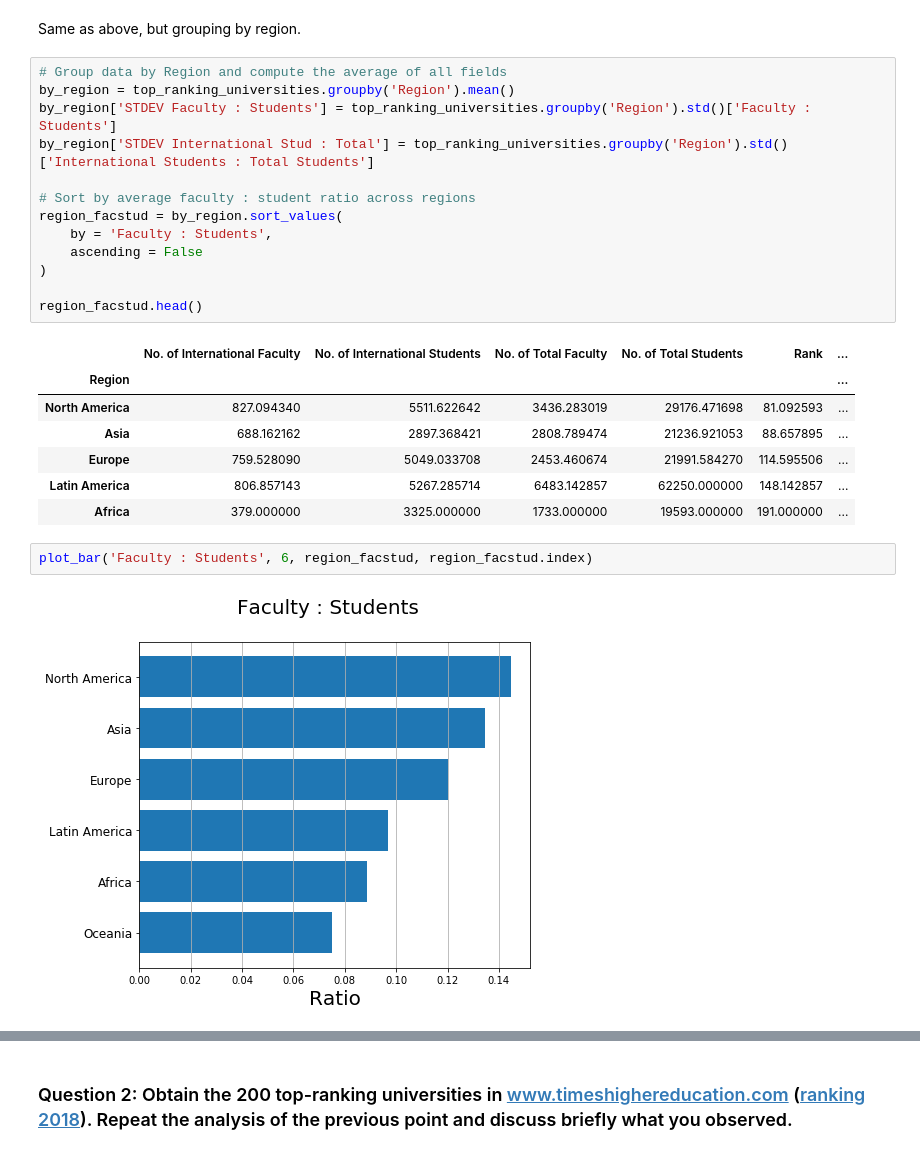
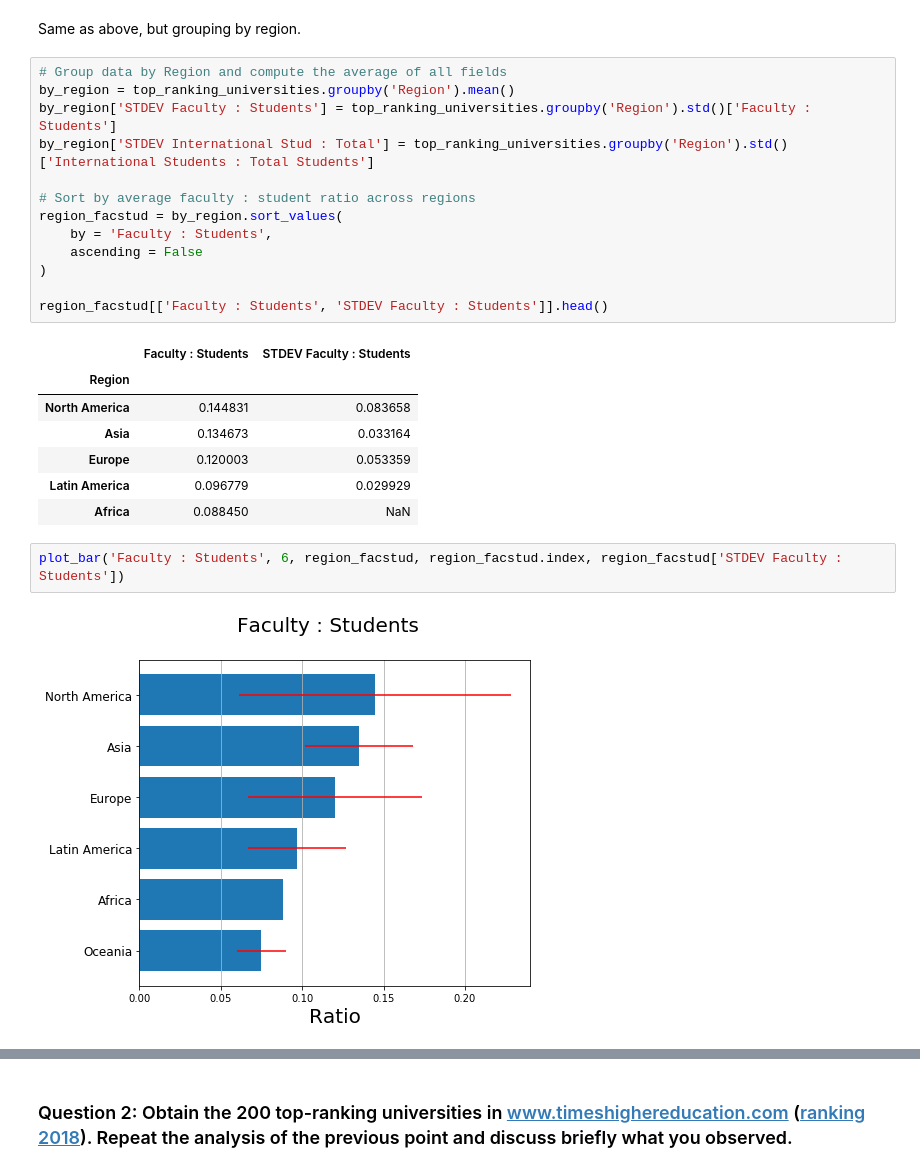
Before and after one commit to justcho5/ADA, a Jupyter notebook: homework02.ipynb, the cells around one changed output, grey strips where cells are left out. Drawn from its saved outputs; the diff is of its cells as text.

```diff
--- a/homework02.ipynb
+++ b/homework02.ipynb
@@ -349,19 +360,19 @@ region_facstud = by_region.sort_values(
     ascending = False
 )
 
-region_facstud.head()
+region_facstud[['Faculty : Students', 'STDEV Faculty : Students']].head()
 # %% [output]
-|  | No. of International Faculty | No. of International Students | No. of Total Faculty | No. of Total Students | Rank | ... |
-| Region |  |  |  |  |  | ... |
-| North America | 827.094340 | 5511.622642 | 3436.283019 | 29176.471698 | 81.092593 | ... |
-| Asia | 688.162162 | 2897.368421 | 2808.789474 | 21236.921053 | 88.657895 | ... |
-| Europe | 759.528090 | 5049.033708 | 2453.460674 | 21991.584270 | 114.595506 | ... |
-| Latin America | 806.857143 | 5267.285714 | 6483.142857 | 62250.000000 | 148.142857 | ... |
-| Africa | 379.000000 | 3325.000000 | 1733.000000 | 19593.000000 | 191.000000 | ... |
+|  | Faculty : Students | STDEV Faculty : Students |
+| Region |  |  |
+| North America | 0.144831 | 0.083658 |
+| Asia | 0.134673 | 0.033164 |
+| Europe | 0.120003 | 0.053359 |
+| Latin America | 0.096779 | 0.029929 |
+| Africa | 0.088450 | NaN |
 # %%
-plot_bar('Faculty : Students', 6, region_facstud, region_facstud.index)
+plot_bar('Faculty : Students', 6, region_facstud, region_facstud.index, region_facstud['STDEV Faculty : Students'])
 # %% [output]
-[figure, old version]
+[figure, new version]
 # %%
 # Sort by average international students : student ratio across regions
 region_interstud = by_region.sort_values(
```
Also changed, not shown: parts of 29 cells of this notebook.
